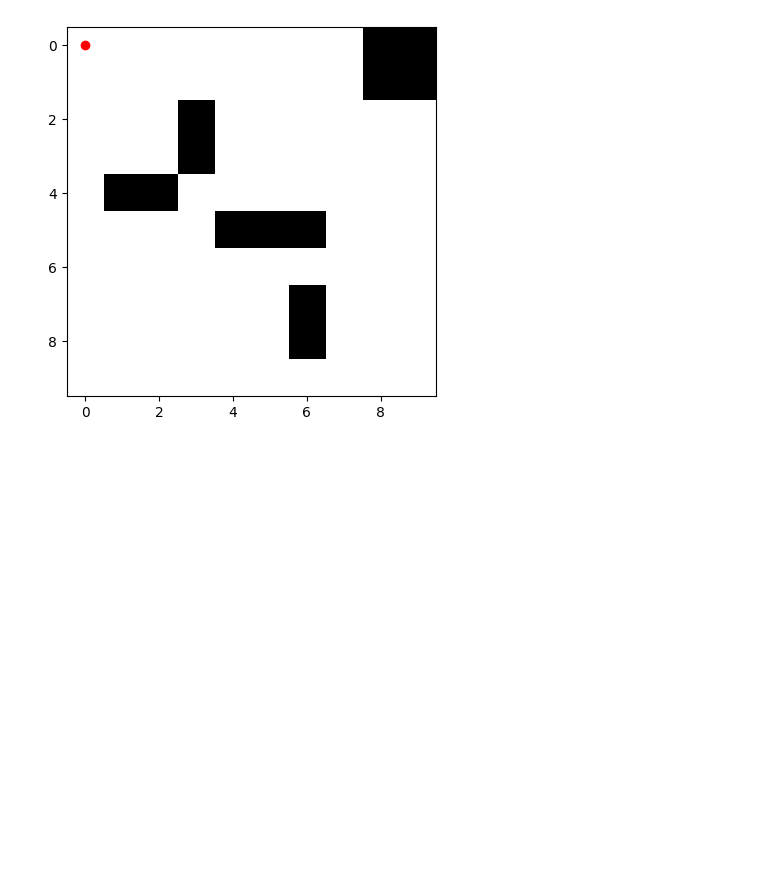
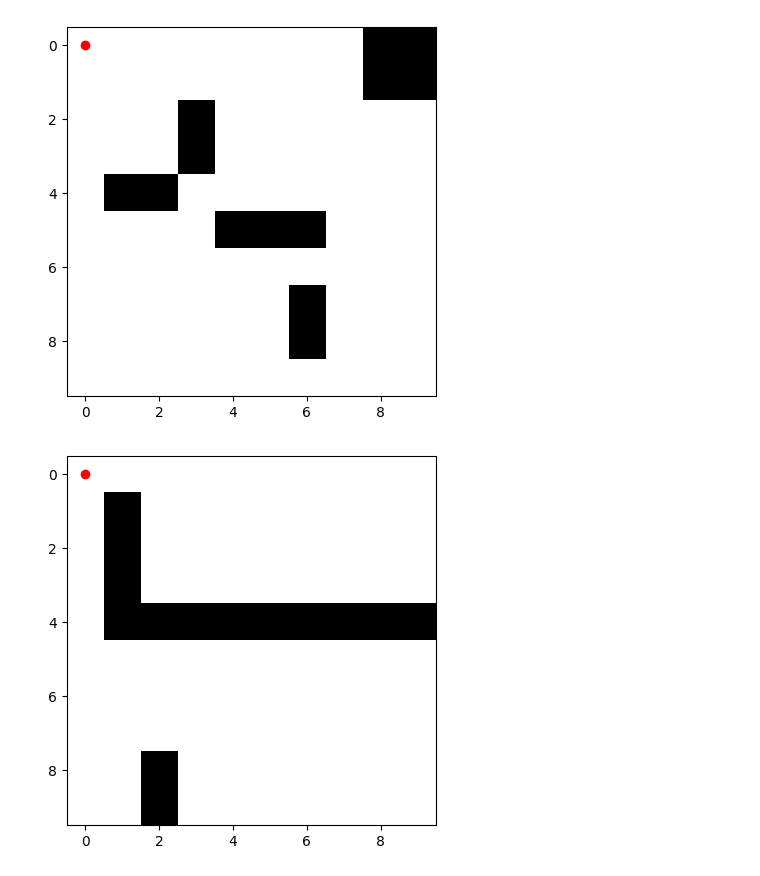
Before and after one commit to Sachit6602/Smart-Navigation-with-A-Pathfinding-with-Machine-Learning-for-Dynamic-Grid-Navigation, a Jupyter notebook: env.ipynb, the cells around one changed output. Cells and saved outputs as stored; diff of their text form; code cells hidden in the pictures; blank space fills up the shorter version.

```diff
--- a/env.ipynb
+++ b/env.ipynb
@@ -307,3 +307,76 @@ plt.show()
 [figure]
 # %%
 ani.save("pathfinding_animation1.gif", writer="pillow", fps=2)
+# %%
+import numpy as np
+import matplotlib.pyplot as plt
+import matplotlib.animation as animation
+from queue import PriorityQueue
+
+# Initialize the grid with the new obstacle layout
+grid_size = 10
+grid = np.zeros((grid_size, grid_size))
+
+# Define new obstacles
+grid[4, 2:10] = 1         # Horizontal obstacle near the center
+grid[1:5, 1] = 1         # Vertical obstacle on the left side
+grid[8:10, 2] = 1        # Small block obstacle in the lower-left corner
+
+# A* Pathfinding Function
+def a_star(grid, start, goal):
+    open_list = PriorityQueue()
+    open_list.put((0, start))
+    came_from = {}
+    g_score = {start: 0}
+    h = lambda x, y: abs(x[0] - y[0]) + abs(x[1] - y[1])
+
+    while not open_list.empty():
+        _, current = open_list.get()
+
+        if current == goal:
+            path = []
+            while current in came_from:
+                path.append(current)
+                current = came_from[current]
+            path.append(start)
+            return path[::-1]
+
+        for dx, dy in [(-1, 0), (1, 0), (0, -1), (0, 1)]:
+            neighbor = (current[0] + dx, current[1] + dy)
+            if 0 <= neighbor[0] < grid.shape[0] and 0 <= neighbor[1] < grid.shape[1]:
+                if grid[neighbor[0], neighbor[1]] == 0:  # Check if free space
+                    temp_g_score = g_score[current] + 1
+                    if neighbor not in g_score or temp_g_score < g_score[neighbor]:
+                        came_from[neighbor] = current
+                        g_score[neighbor] = temp_g_score
+                        f_score = temp_g_score + h(neighbor, goal)
+                        open_list.put((f_score, neighbor))
+
+    return None  # No path found
+
+# Define start and goal
+start = (0, 0)
+goal = (9, 9)
+path = a_star(grid, start, goal)
+
+# Visualization with Matplotlib
+fig, ax = plt.subplots()
+ax.imshow(grid, cmap='Greys', origin='upper')
+
+# Initialize an empty line plot for the path
+line, = ax.plot([], [], 'ro')  # 'ro' for red dots
+
+# Update function for animation
+def update(i):
+    if i < len(path):
+        x, y = path[i]
+        line.set_data([y], [x])  # Wrap x and y in lists to meet the sequence requirement
+    return line,
+
+# Set up the animation and hold onto the reference in `ani`
+ani = animation.FuncAnimation(fig, update, frames=len(path), interval=500, blit=True)
+
+# Show the plot
+plt.show()
+# %% [output]
+[figure, added]
```
Also changed, not shown: parts of 1 cell of this notebook.
